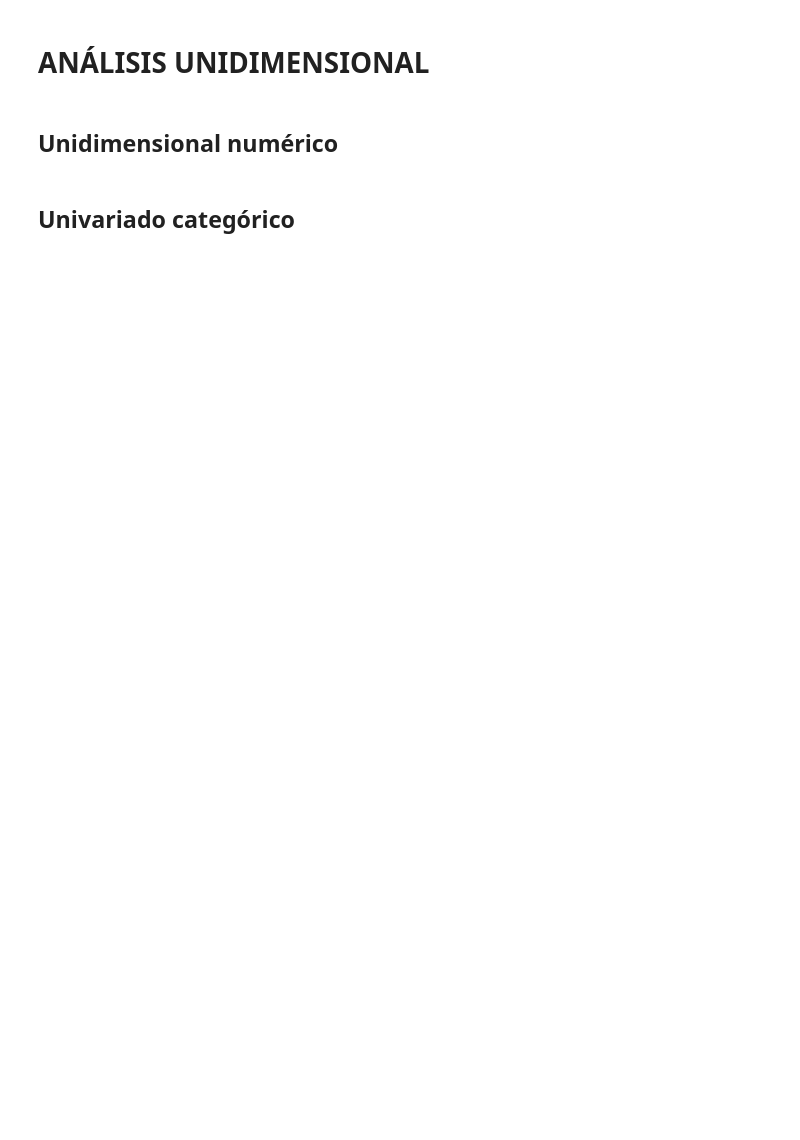
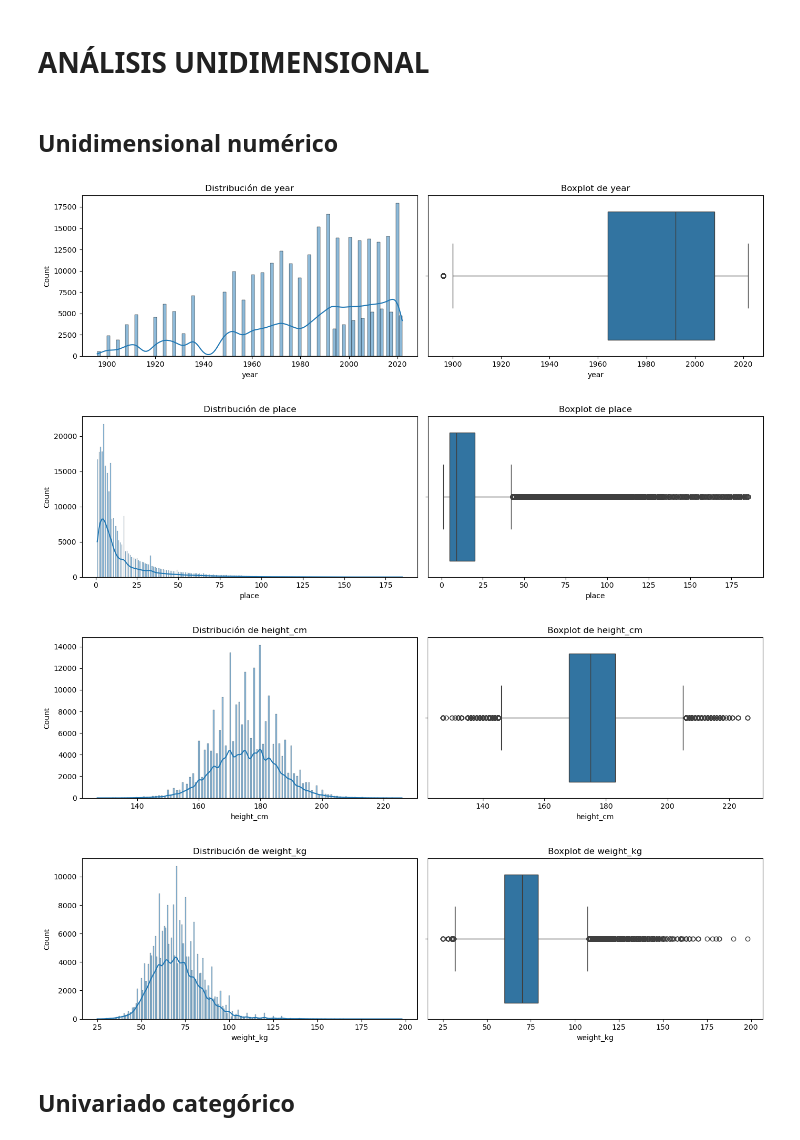
Before and after one commit to CobaltHeron/Project-02_Olympic-Games-Analysis, a Jupyter notebook: main.ipynb, the cells around one changed output. Cells and saved outputs as stored; diff of their text form; code cells hidden in the pictures; blank space fills up the shorter version.

Commit message:
Update with data cleaning at 70%

```diff
--- a/main.ipynb
+++ b/main.ipynb
@@ -71,30 +267,31 @@ TABLEAU_CMP = ('tab:blue', 'tab:orange', 'tab:green', 'tab:red', 'tab:purple', '
                'tab:gray','tab:olive', 'tab:cyan')
 # %%
 # creamos la grafica
-fig, axes = plt.subplots(len(var_num), 2, \
-                         figsize=(20, 5 * len(var_num)), \
-                         gridspec_kw={'hspace': 0.4, 'wspace': 0.1})
-ax = axes.ravel()
+numericas = merged_df.select_dtypes(include=np.number).drop(columns='athlete_id')
+categoricas = merged_df.select_dtypes(include='object')
 
 # graficas distribucion y boxplot de cada atributo
-for idx, atributo in enumerate(var_num):
 
-    # distribucion (histograma)
-    sns.distplot(merged_df[atributo], bins=30, ax=ax[2 * idx], \
-                 color=TABLEAU_CMP[idx % len(TABLEAU_CMP)], \
-                 hist_kws={'alpha': 0.15})
+for col in numericas.columns:
+    fig, axs = plt.subplots(1, 2, figsize=(14, 4))
 
-# titulo, etiquetas histograma
-    ax[2 * idx].set_title(f'HISTOGRAMA {atributo}')
-    ax[2 * idx].set_xlabel(f'Valores {atributo}')
-    ax[2 * idx].set_ylabel("Frequencia")
+    # Histograma con KDE
+    sns.histplot(numericas[col], kde=True, ax=axs[0])
+    axs[0].set_title(f'Distribución de {col}')
+    axs[0].set_xlabel(col)
 
-    # boxplot
-    sns.boxplot(x=atributo, data=merged_df, ax=ax[2 * idx + 1], color=TABLEAU_CMP[idx % len(TABLEAU_CMP)])
+    # Boxplot
+    sns.boxplot(x=numericas[col], ax=axs[1])
+    axs[1].set_title(f'Boxplot de {col}')
+    axs[1].set_xlabel(col)
 
-    # titulo, etiquetas boxplot
-    ax[2 * idx + 1].set_title(f'BOXPLOT {atributo}')
-    ax[2 * idx + 1].set_xlabel(f'Valores {atributo}')
+    plt.tight_layout()
+    plt.show()
+# %% [output]
+[figure, added]
+[figure, added]
+[figure, added]
+[figure, added]
 # %% [markdown]
 ## Univariado categórico
 # %%
```
Also changed, not shown: parts of 69 cells of this notebook.
